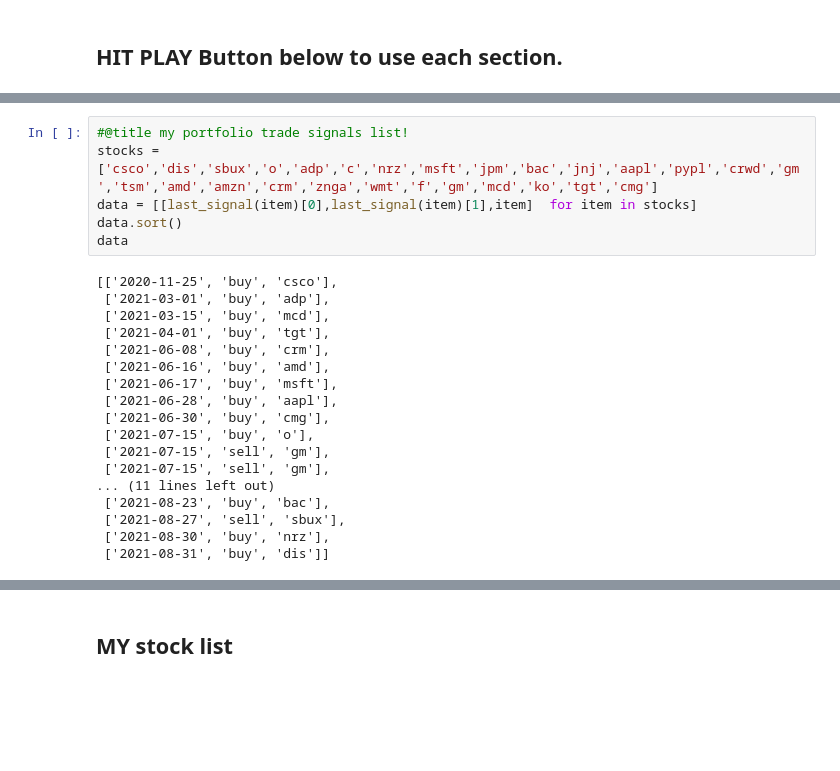
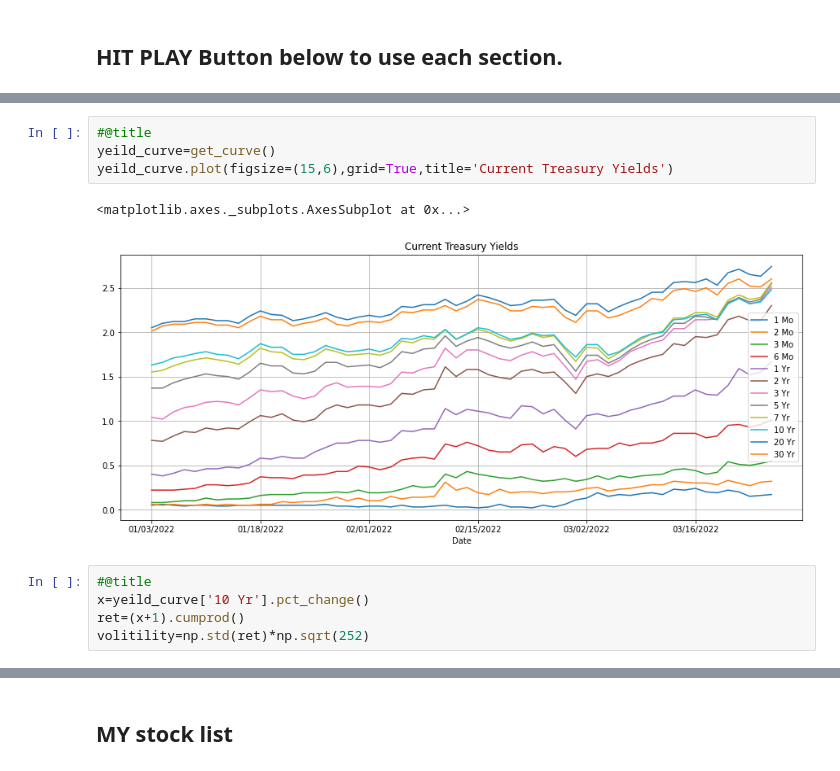
Before and after one commit to CodeBrk3R/Projects, a Jupyter notebook: portfolio_checker.ipynb, the cells around one changed output, grey strips where cells are left out. Drawn from its saved outputs; the diff is of its cells as text; blank space fills up the shorter version.

```diff
--- a/portfolio_checker.ipynb
+++ b/portfolio_checker.ipynb
@@ -313,25 +348,13 @@ def get_curve():
 y = year
-# %%
-#@title my portfolio trade signals list!
-stocks = ['csco','dis','sbux','o','adp','c','nrz','msft','jpm','bac','jnj','aapl','pypl','crwd','gm','tsm','amd','amzn','crm','znga','wmt','f','gm','mcd','ko','tgt','cmg']
-data = [[last_signal(item)[0],last_signal(item)[1],item]  for item in stocks]
-data.sort()
-data
-# %% [output]
-[['2020-11-25', 'buy', 'csco'],
- ['2021-03-01', 'buy', 'adp'],
- ['2021-03-15', 'buy', 'mcd'],
- ['2021-04-01', 'buy', 'tgt'],
- ['2021-06-08', 'buy', 'crm'],
- ['2021-06-16', 'buy', 'amd'],
- ['2021-06-17', 'buy', 'msft'],
- ['2021-06-28', 'buy', 'aapl'],
- ['2021-06-30', 'buy', 'cmg'],
- ['2021-07-15', 'buy', 'o'],
- ['2021-07-15', 'sell', 'gm'],
- ['2021-07-15', 'sell', 'gm'],
-... (11 lines left out)
- ['2021-08-23', 'buy', 'bac'],
- ['2021-08-27', 'sell', 'sbux'],
- ['2021-08-30', 'buy', 'nrz'],
- ['2021-08-31', 'buy', 'dis']]
+# %%
+#@title
+yeild_curve=get_curve()
+yeild_curve.plot(figsize=(15,6),grid=True,title='Current Treasury Yields')
+# %% [output]
+<matplotlib.axes._subplots.AxesSubplot at 0x...>
+[figure, added]
+# %%
+#@title
+x=yeild_curve['10 Yr'].pct_change()
+ret=(x+1).cumprod()
+volitility=np.std(ret)*np.sqrt(252)
```
Also changed, not shown: parts of 32 cells of this notebook.
